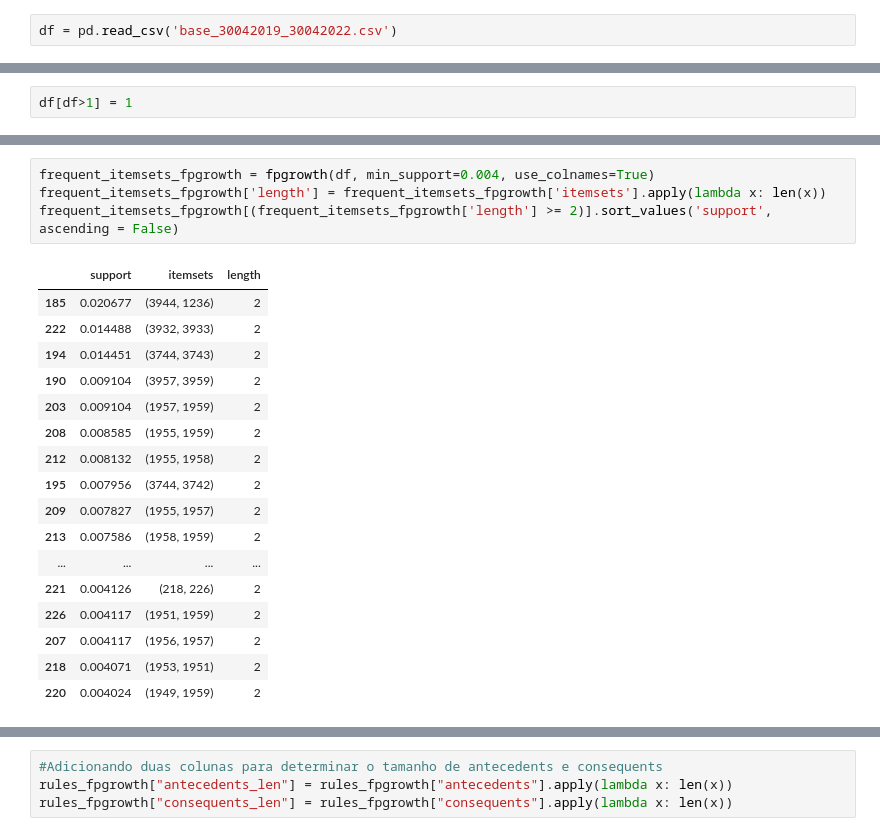
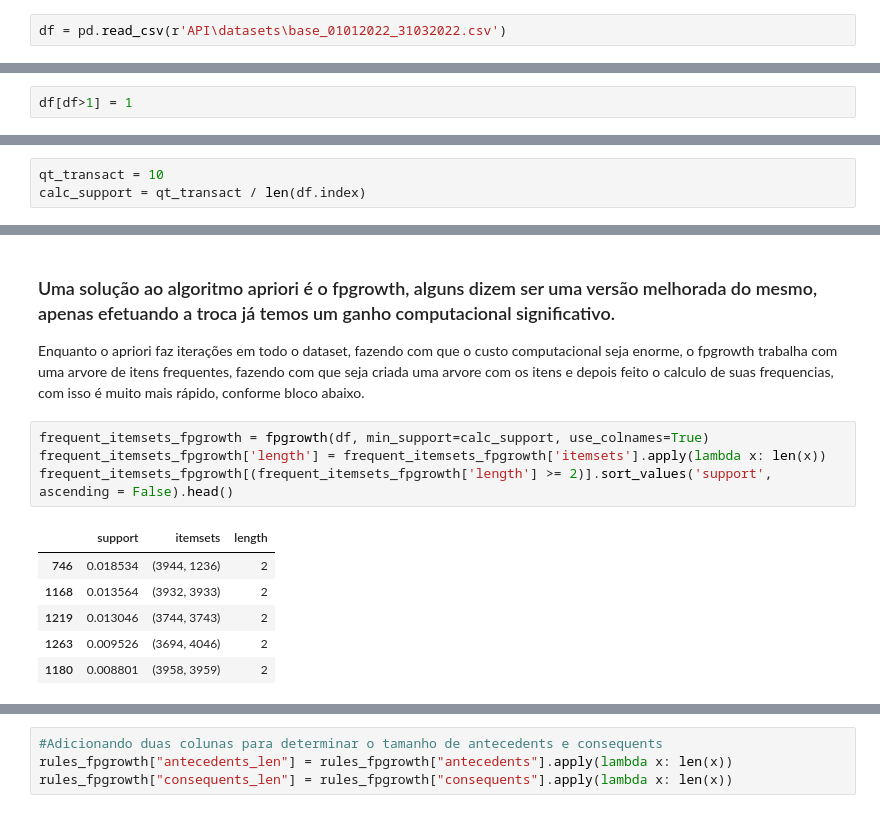
Before and after one commit to Rafael-T-Santos/TERA-Recomendacao, a Jupyter notebook: Projeto_principal.ipynb, the cells around one changed output, grey strips where cells are left out. Cells and saved outputs as stored; diff of their text form.

```diff
--- a/Projeto_principal.ipynb
+++ b/Projeto_principal.ipynb
@@ -15,5 +15,5 @@ pd.set_option('display.max_rows', None)
 # %%
-df = pd.read_csv('base_30042019_30042022.csv')
+df = pd.read_csv(r'API\datasets\base_01012022_31032022.csv')
 # %%
 df.info()
 # %% [output]
@@ -44,0 +69,3 @@ df[df>1] = 1
+# %%
+qt_transact = 10
+calc_support = qt_transact / len(df.index)
@@ -67,22 +86,14 @@ frequent_itemsets_apriori[(frequent_itemsets_apriori['length'] >= 2)].sort_value
+# %% [markdown]
+### Uma solução ao algoritmo apriori é o fpgrowth, alguns dizem ser uma versão melhorada do mesmo, apenas efetuando a troca já temos um ganho computacional significativo.
+Enquanto o apriori faz iterações em todo o dataset, fazendo com que o custo computacional seja enorme, o fpgrowth trabalha com uma arvore de itens frequentes, fazendo com que seja criada uma arvore com os itens e depois feito o calculo de suas frequencias, com isso é muito mais rápido, conforme bloco abaixo.
 # %%
-frequent_itemsets_fpgrowth = fpgrowth(df, min_support=0.004, use_colnames=True)
+frequent_itemsets_fpgrowth = fpgrowth(df, min_support=calc_support, use_colnames=True)
 frequent_itemsets_fpgrowth['length'] = frequent_itemsets_fpgrowth['itemsets'].apply(lambda x: len(x))
-frequent_itemsets_fpgrowth[(frequent_itemsets_fpgrowth['length'] >= 2)].sort_values('support', ascending = False)
+frequent_itemsets_fpgrowth[(frequent_itemsets_fpgrowth['length'] >= 2)].sort_values('support', ascending = False).head()
 # %% [output]
 |  | support | itemsets | length |
-| 185 | 0.020677 | (3944, 1236) | 2 |
-| 222 | 0.014488 | (3932, 3933) | 2 |
-| 194 | 0.014451 | (3744, 3743) | 2 |
-| 190 | 0.009104 | (3957, 3959) | 2 |
-| 203 | 0.009104 | (1957, 1959) | 2 |
-| 208 | 0.008585 | (1955, 1959) | 2 |
-| 212 | 0.008132 | (1955, 1958) | 2 |
-| 195 | 0.007956 | (3744, 3742) | 2 |
-| 209 | 0.007827 | (1955, 1957) | 2 |
-| 213 | 0.007586 | (1958, 1959) | 2 |
-| ... | ... | ... | ... |
-| 221 | 0.004126 | (218, 226) | 2 |
-| 226 | 0.004117 | (1951, 1959) | 2 |
-| 207 | 0.004117 | (1956, 1957) | 2 |
-| 218 | 0.004071 | (1953, 1951) | 2 |
-| 220 | 0.004024 | (1949, 1959) | 2 |
+| 746 | 0.018534 | (3944, 1236) | 2 |
+| 1168 | 0.013564 | (3932, 3933) | 2 |
+| 1219 | 0.013046 | (3744, 3743) | 2 |
+| 1263 | 0.009526 | (3694, 4046) | 2 |
+| 1180 | 0.008801 | (3958, 3959) | 2 |
```
Also changed, not shown: parts of 40 cells of this notebook, 1 other file.
